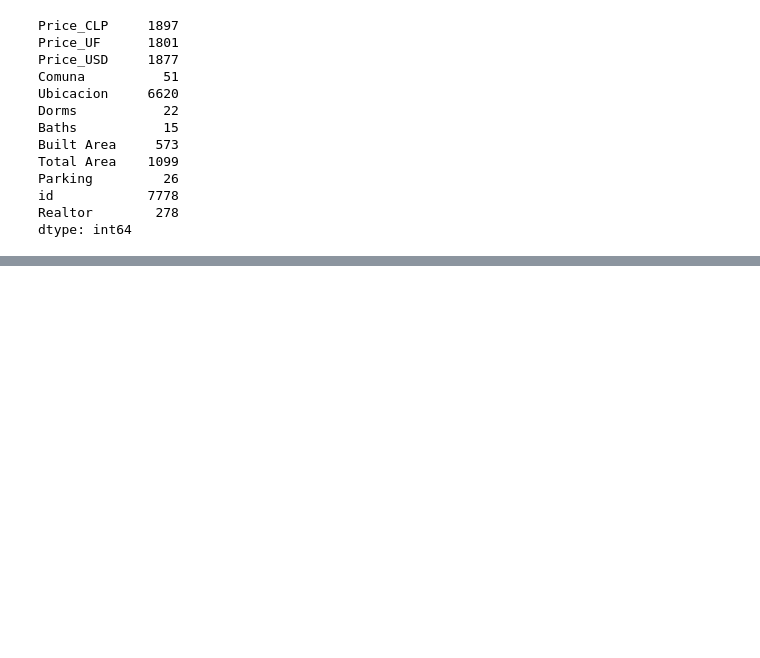
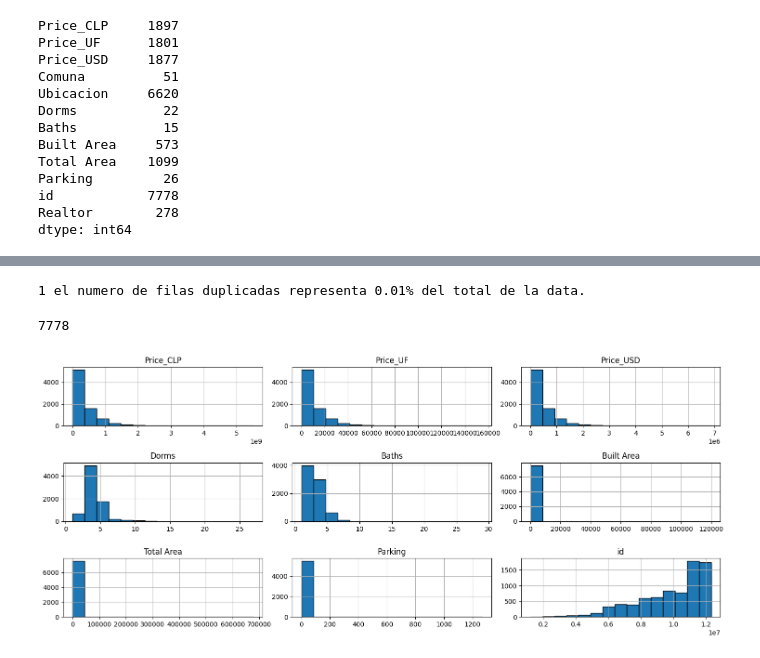
Before and after one commit to Marian186/Data-Cleaning, a Jupyter notebook: Precios_casas.ipynb, the cells around one changed output, grey strips where cells are left out. Cells and saved outputs as stored; diff of their text form; code cells hidden in the pictures; blank space fills up the shorter version.

Commit message:
Limpieza de datos

```diff
--- a/Precios_casas.ipynb
+++ b/Precios_casas.ipynb
@@ -95,0 +115,28 @@ dtype: int64
+# %%
+# Verificar datos duplicados
+duplicados = df.duplicated().sum()
+
+# Porcentaje de data duplicada
+porcentaje = df.duplicated().sum() / df.shape[0] * 100
+
+print(f'{duplicados} el numero de filas duplicadas representa {porcentaje.round(2)}% del total de la data.')
+# %% [output]
+1 el numero de filas duplicadas representa 0.01% del total de la data.
+# %%
+# Borramos dato duplicado y creamos un nuevo df1
+df1 = df.drop_duplicates(keep='first')
+
+# Mostramos las primeras filas del df1
+len(df1)
+# %% [output]
+7778
+# %%
+# Histograma de todas las columnas.
+# Definir el tamaño de la figura para los histogramas
+df1.hist(bins=15, figsize=(15, 10), layout=(5, 3), edgecolor='black')
+
+# Ajustar el espacio entre los gráficos
+plt.tight_layout()
+plt.show()
+# %% [output]
+[figure, added]
```
Also changed, not shown: parts of 5 cells of this notebook.
